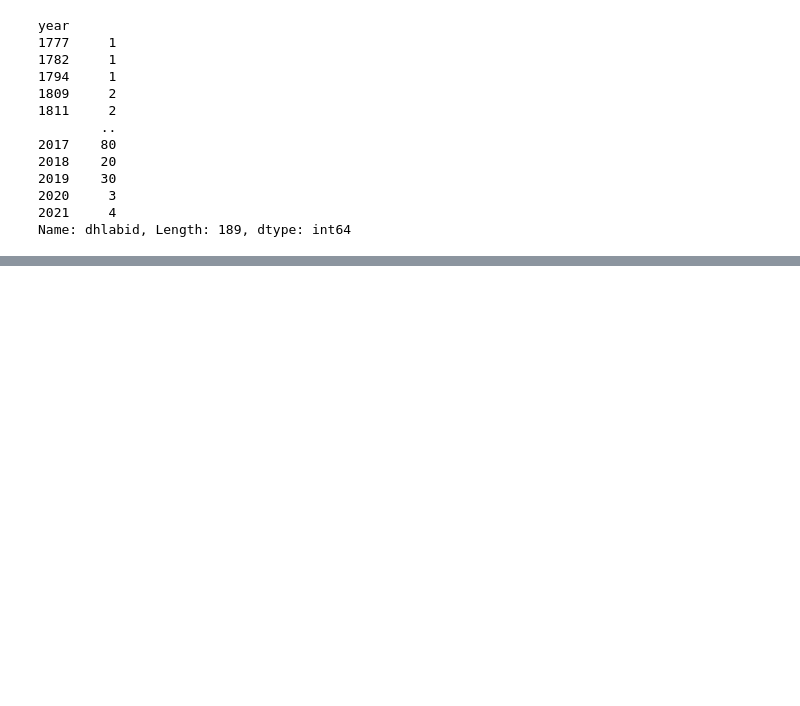
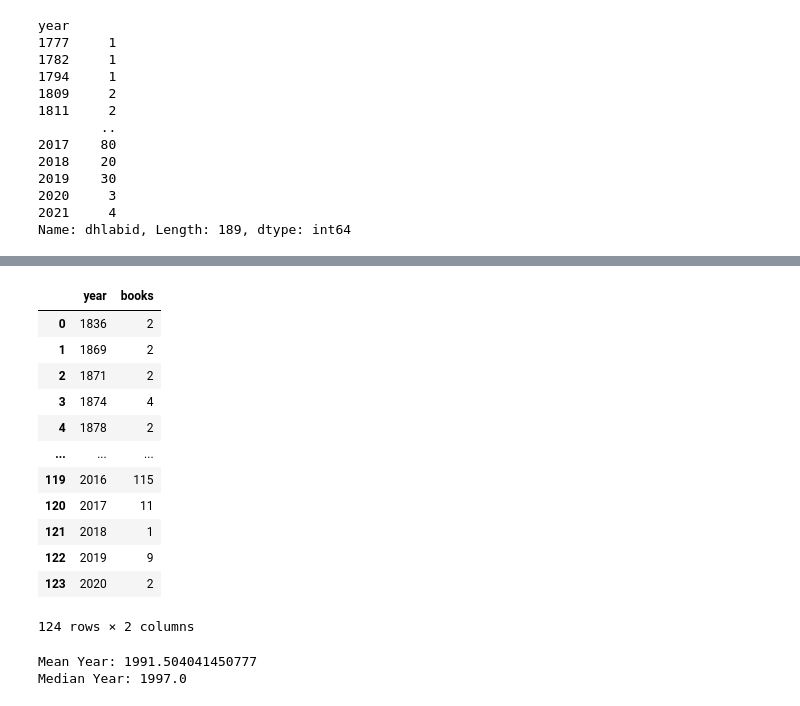
Before and after one commit to tungland/utdanningshistorie, a Jupyter notebook: create_korpus.ipynb, the cells around one changed output, grey strips where cells are left out. Cells and saved outputs as stored; diff of their text form; code cells hidden in the pictures; blank space fills up the shorter version.

```diff
--- a/create_korpus.ipynb
+++ b/create_korpus.ipynb
@@ -34,0 +51,16 @@ lærebøker.frame.groupby("year").dhlabid.count().sort_index().plot()
+# %%
+df
+# %% [output]
+|  | year | books |
+| 0 | 1836 | 2 |
+| 1 | 1869 | 2 |
+| 2 | 1871 | 2 |
+| 3 | 1874 | 4 |
+| 4 | 1878 | 2 |
+| ... | ... | ... |
+| 119 | 2016 | 115 |
+| 120 | 2017 | 11 |
+| 121 | 2018 | 1 |
+| 122 | 2019 | 9 |
+| 123 | 2020 | 2 |
+124 rows × 2 columns
@@ -34,0 +69,9 @@ lærebøker.frame.groupby("year").dhlabid.count().sort_index().plot()
+# %%
+mean_year = df_repeated['year'].mean()
+median_year = df_repeated['year'].median()
+
+print("Mean Year:", mean_year)
+print("Median Year:", median_year)
+# %% [output]
+Mean Year: 1991.504041450777
+Median Year: 1997.0
```
Also changed, not shown: parts of 7 cells of this notebook, 6 other files.
